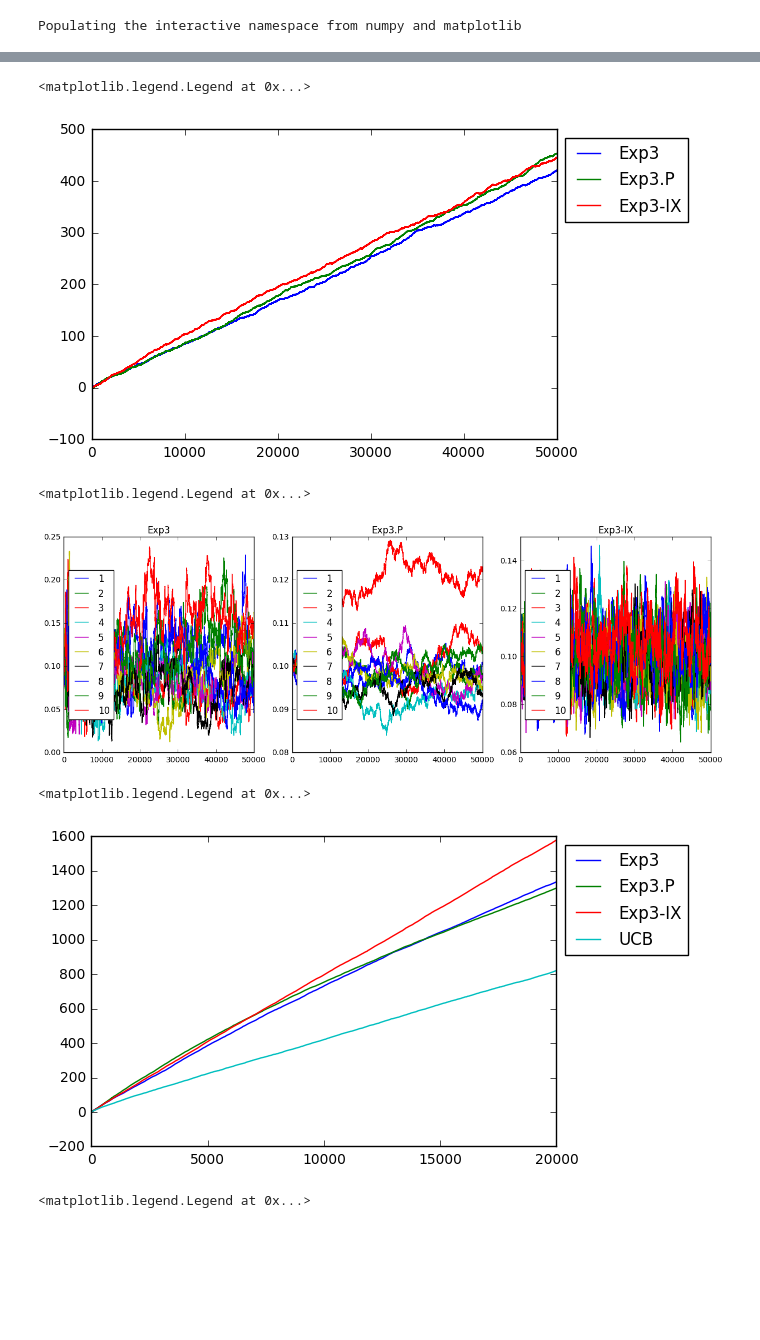
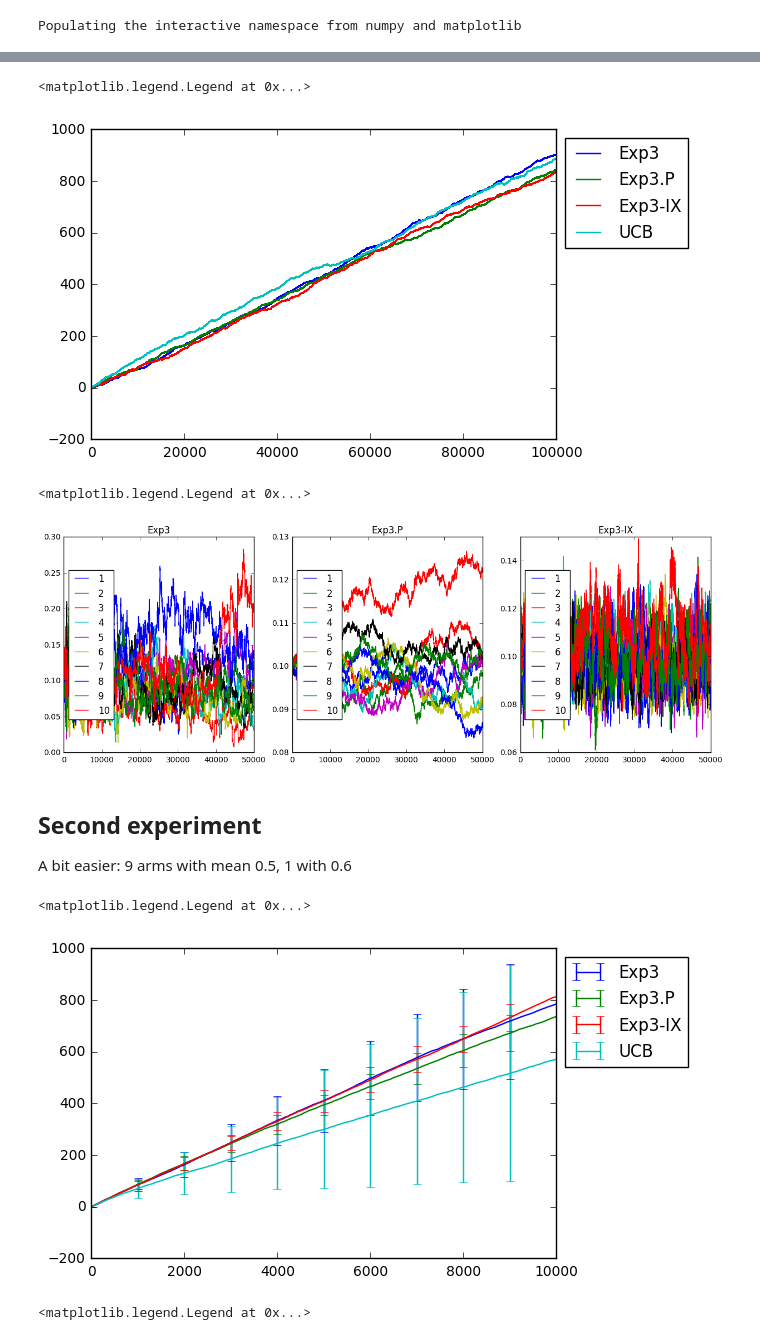
Before and after one commit to NicolasSchreuder/AdversarialBandit, a Jupyter notebook: StochasticBandit.ipynb, the cells around one changed output, grey strips where cells are left out. Drawn from its saved outputs; the diff is of its cells as text; code cells hidden in the pictures; blank space fills up the shorter version.

```diff
--- a/StochasticBandit.ipynb
+++ b/StochasticBandit.ipynb
@@ -14,7 +17,7 @@ Populating the interactive namespace from numpy and matplotlib
 MAB = [bernoulliArm(mean=0.5) for i in range(9)]
 MAB.append(bernoulliArm(mean=0.51))
 # %%
-T = 50000
+T = 100000
 
 K = len(MAB)
 eta_exp3 = np.sqrt(2 * np.log(K) / T * K)
@@ -30,7 +33,7 @@ eta_exp3IX = np.sqrt(2 * np.log(K) / T * K)
 #best arm cumulative reward
 best_cumsum = [0.51 * t for t in range(1, T+1)]
 # %%
-nb_iter = 50
+nb_iter = 20
 Weights = np.zeros((3, T, K))
 Rewards = np.zeros((nb_iter, 4, T))
 Prob = np.zeros((3, T, K))
@@ -62,11 +65,11 @@ Prob /= nb_iter
 # %%
 #cumulated rewards with std plot
 T1 = 0
-T2 = 50000
+T2 = 100000
 plt.errorbar(np.arange(T2 - T1), (best_cumsum - Rewards_cum[0])[T1:T2], label="Exp3")
 plt.errorbar(np.arange(T2 - T1), (best_cumsum - Rewards_cum[1])[T1:T2], label="Exp3.P")
 plt.errorbar(np.arange(T2 - T1), (best_cumsum - Rewards_cum[2])[T1:T2], label="Exp3-IX")
-#plt.errorbar(np.arange(T2 - T1), (best_cumsum - Rewards_cum[3])[T1:T2], label="UCB")
+plt.errorbar(np.arange(T2 - T1), (best_cumsum - Rewards_cum[3])[T1:T2], label="UCB")
 
 delta = 0.05
 #0.95 bound for Exp3-IX and Exp3.P
@@ -76,7 +79,7 @@ if False:
 plt.legend(loc="upper left", bbox_to_anchor=(1., 1.))
 # %% [output]
 <matplotlib.legend.Legend at 0x...>
-[figure, old version]
+[figure, new version]
 # %%
 plt.figure(figsize=(15, 5))
 
@@ -98,12 +101,15 @@ plt.title("Exp3-IX")
 plt.legend([i + 1 for i in range(10)], loc="center left")
 # %% [output]
 <matplotlib.legend.Legend at 0x...>
-[figure, old version]
+[figure, new version]
+# %% [markdown]
+## Second experiment
+A bit easier: 9 arms with mean 0.5, 1 with 0.6
 # %%
 MAB = [bernoulliArm(mean=0.5) for i in range(9)]
 MAB.append(bernoulliArm(mean=0.6))
 # %%
-T = 20000
+T = 10000
 
 K = len(MAB)
 eta_exp3 = np.sqrt(2 * np.log(K) / T * K)
@@ -151,21 +157,21 @@ Prob /= nb_iter
 # %%
 #cumulated rewards with std plot
 T1 = 0
-T2 = 20000
-plt.errorbar(np.arange(T2 - T1), (best_cumsum - Rewards_cum[0])[T1:T2], label="Exp3")
-plt.errorbar(np.arange(T2 - T1), (best_cumsum - Rewards_cum[1])[T1:T2], label="Exp3.P")
-plt.errorbar(np.arange(T2 - T1), (best_cumsum - Rewards_cum[2])[T1:T2], label="Exp3-IX")
-plt.errorbar(np.arange(T2 - T1), (best_cumsum - Rewards_cum[3])[T1:T2], label="UCB")
+T2 = 10000
+plt.errorbar(np.arange(T2 - T1), (best_cumsum - Rewards_cum[0])[T1:T2], Rewards_std[0], errorevery=1000, label="Exp3")
+plt.errorbar(np.arange(T2 - T1), (best_cumsum - Rewards_cum[1])[T1:T2], Rewards_std[1], errorevery=1000, label="Exp3.P")
+plt.errorbar(np.arange(T2 - T1), (best_cumsum - Rewards_cum[2])[T1:T2], Rewards_std[2], errorevery=1000, label="Exp3-IX")
+plt.errorbar(np.arange(T2 - T1), (best_cumsum - Rewards_cum[3])[T1:T2], Rewards_std[3], errorevery=1000, label="UCB")
 
 delta = 0.05
 #0.95 bound for Exp3-IX and Exp3.P
 if False:
     plt.plot([2 * np.sqrt(K * t * np.log(K)) + (np.sqrt(2 * K * t / (log(K))) + 1) * log(2 / delta) for t in range(1, T + 1)], label="0.95 Exp3-IX probability bound")
     plt.plot([5.15 * np.sqrt(t * K * np.log(K / delta)) for t in range(T)], label="Exp3.P 0.95 probability bound")
 plt.legend(loc="upper left", bbox_to_anchor=(1., 1.))
 # %% [output]
 <matplotlib.legend.Legend at 0x...>
-[figure, old version]
+[figure, new version]
 # %%
 plt.figure(figsize=(15, 5))
 
```
Also changed, not shown: parts of 27 cells of this notebook.
